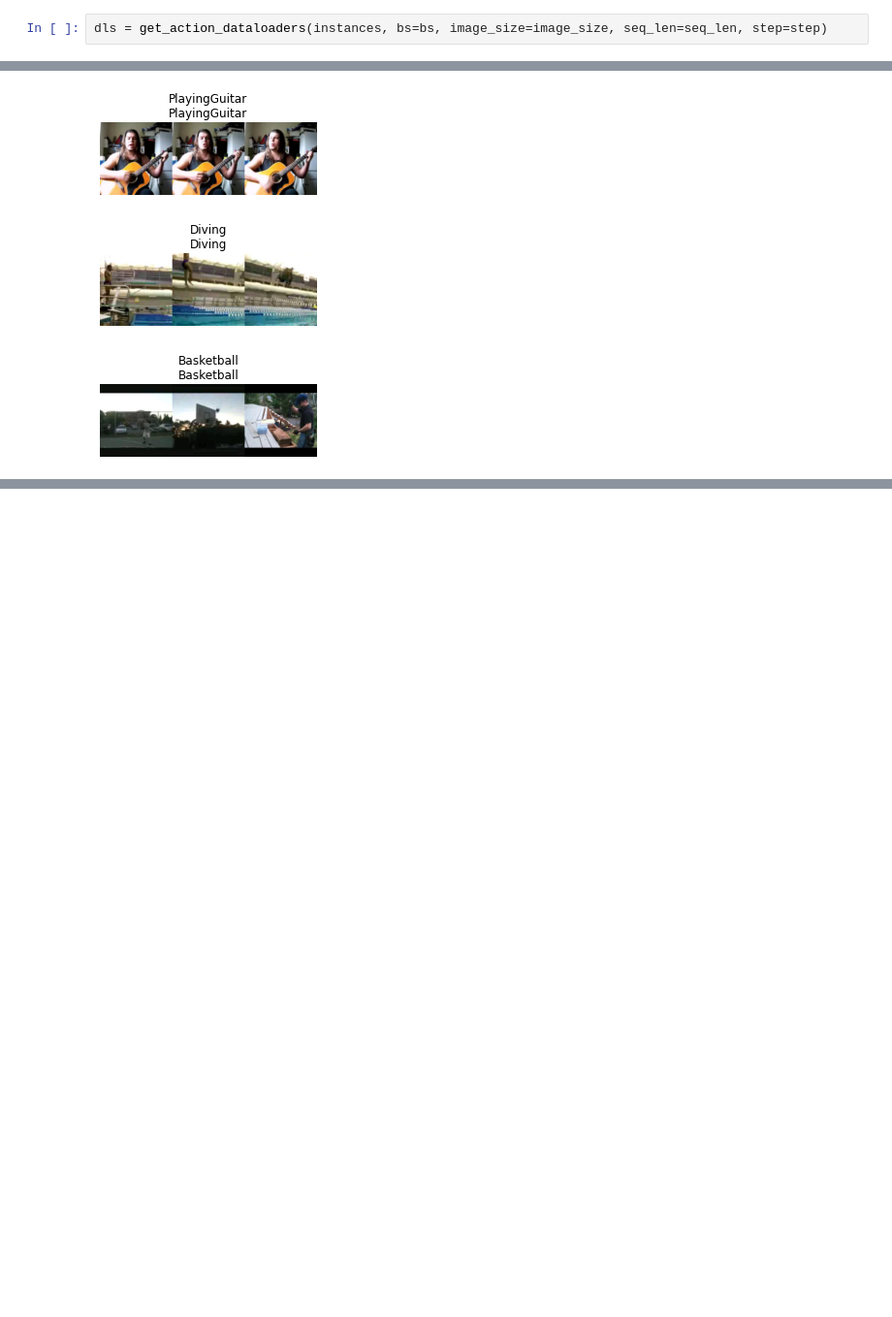
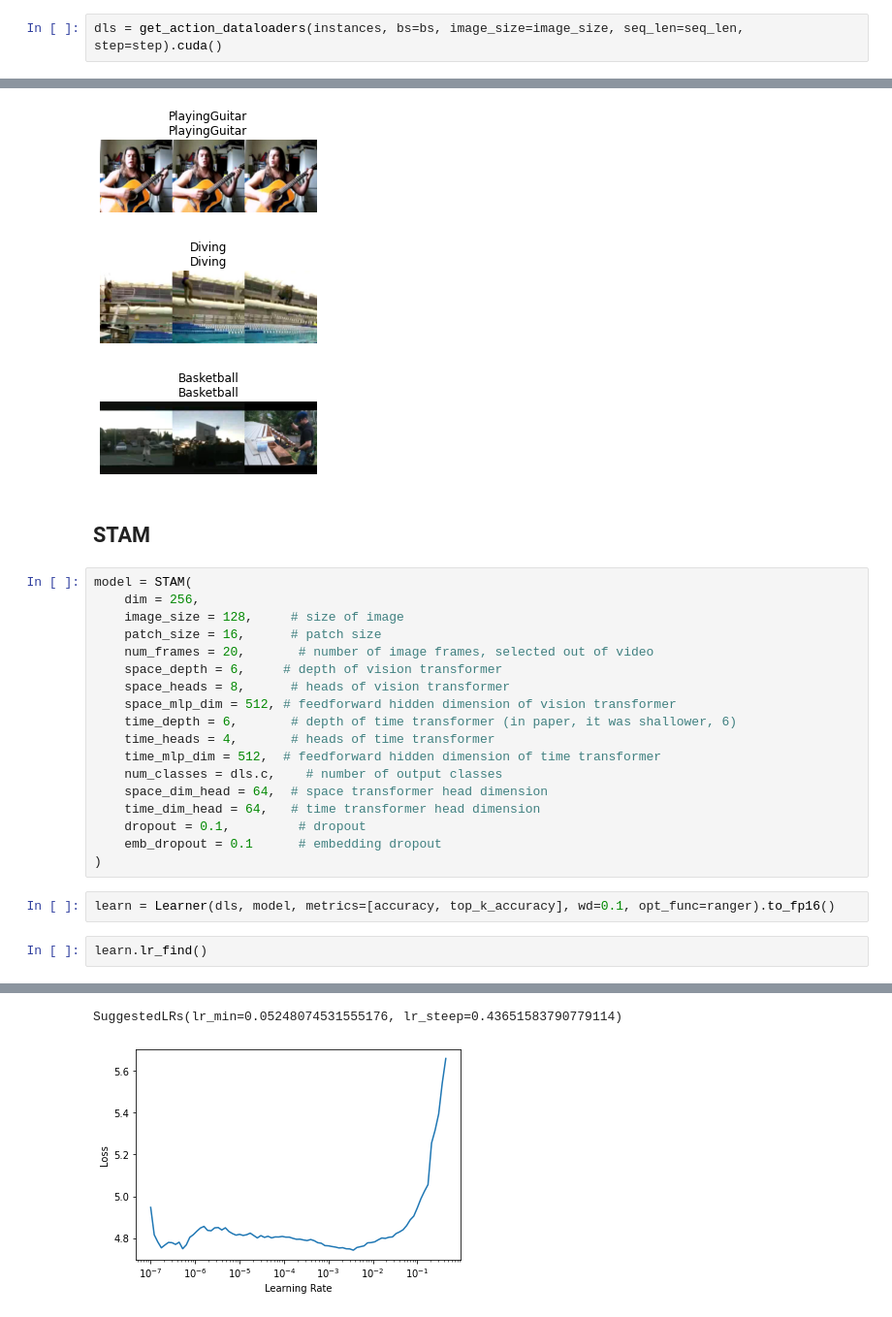
Before and after one commit to tcapelle/action_recognition, a Jupyter notebook: 03_train_transformer.ipynb, the cells around one changed output, grey strips where cells are left out. Shown: that part at 97% size. Saved outputs shown, nothing was run; the diff lists cells and outputs as text; blank space fills up the shorter version.

```diff
--- a/03_train_transformer.ipynb
+++ b/03_train_transformer.ipynb
@@ -27,7 +35,7 @@ bs = 16
 # %% [markdown]
 you could put this split on a text file:
 # %%
-dls = get_action_dataloaders(instances, bs=bs, image_size=image_size, seq_len=seq_len, step=step)
+dls = get_action_dataloaders(instances, bs=bs, image_size=image_size, seq_len=seq_len, step=step).cuda()
 # %% [markdown]
 ## TimesFormer
 # %%
@@ -86,3 +96,28 @@ learn.show_results()
 [figure]
 [figure]
 [figure]
+# %% [markdown]
+## STAM
+# %%
+model = STAM(
+    dim = 256,
+    image_size = 128,     # size of image
+    patch_size = 16,      # patch size
+    num_frames = 20,       # number of image frames, selected out of video
+    space_depth = 6,     # depth of vision transformer
+    space_heads = 8,      # heads of vision transformer
+    space_mlp_dim = 512, # feedforward hidden dimension of vision transformer
+    time_depth = 6,       # depth of time transformer (in paper, it was shallower, 6)
+    time_heads = 4,       # heads of time transformer
+    time_mlp_dim = 512,  # feedforward hidden dimension of time transformer
+    num_classes = dls.c,    # number of output classes
+    space_dim_head = 64,  # space transformer head dimension
+    time_dim_head = 64,   # time transformer head dimension
+    dropout = 0.1,         # dropout
+    emb_dropout = 0.1      # embedding dropout
+)
+# %%
+learn = Learner(dls, model, metrics=[accuracy, top_k_accuracy], wd=0.1, opt_func=ranger).to_fp16()
+# %%
+learn.lr_find()
+# %% [output]
@@ -88,0 +125,2 @@ learn.show_results()
+SuggestedLRs(lr_min=0.05248074531555176, lr_steep=0.43651583790779114)
+[figure, added]
```
Also changed, not shown: parts of 7 cells of this notebook, 6 other files.
